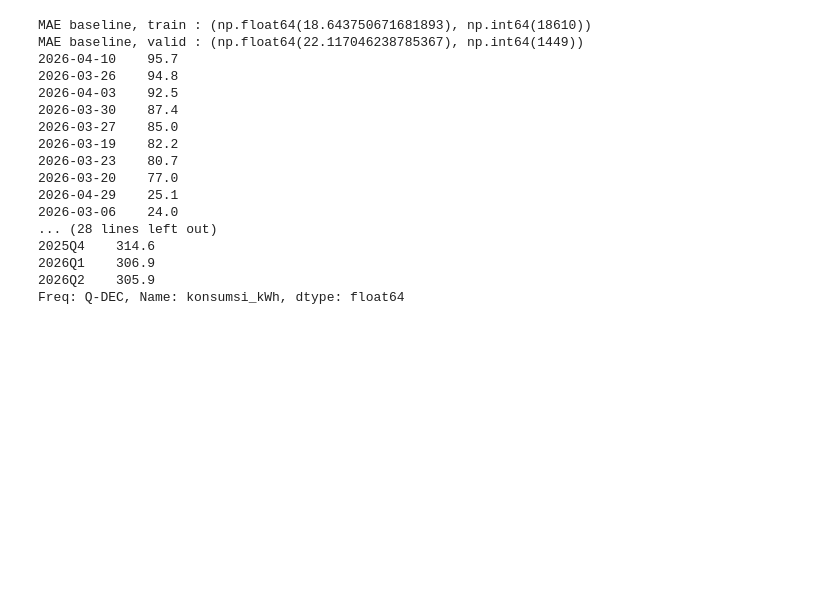
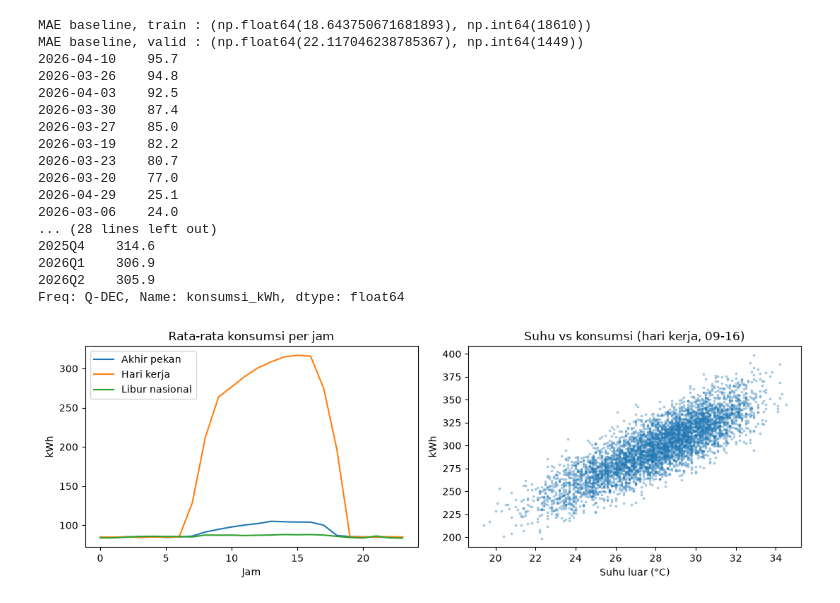
Before and after one commit to Danlions/Building_Energy_Consumption, a Jupyter notebook: notebooks/01_eda.ipynb, the cells around one changed output. Drawn from its saved outputs; the diff is of its cells as text; code cells hidden in the pictures; blank space fills up the shorter version.

```diff
--- a/notebooks/01_eda.ipynb
+++ b/notebooks/01_eda.ipynb
@@ -326,3 +326,33 @@ MAE baseline, valid : (np.float64(22.117046238785367), np.int64(1449))
 2026Q1    306.9
 2026Q2    305.9
 Freq: Q-DEC, Name: konsumsi_kWh, dtype: float64
+# %%
+import pandas as pd
+import matplotlib.pyplot as plt
+
+d = pd.read_csv("../data/clean.csv", parse_dates=["waktu"], index_col="waktu")
+v = d[d["target_valid"]].copy()
+v["jam"] = v.index.hour
+v["tipe"] = "Hari kerja"
+v.loc[v.index.dayofweek >= 5, "tipe"] = "Akhir pekan"
+v.loc[v["hari_libur"] == 1, "tipe"] = "Libur nasional"
+
+fig, ax = plt.subplots(1, 2, figsize=(11, 3.8))
+
+# kiri: profil per jam menurut tipe hari
+for t, g in v.groupby("tipe"):
+    g.groupby("jam")["konsumsi_kWh"].mean().plot(ax=ax[0], label=t)
+ax[0].set_title("Rata-rata konsumsi per jam")
+ax[0].set_xlabel("Jam"); ax[0].set_ylabel("kWh"); ax[0].legend()
+
+# kanan: suhu vs konsumsi (hari kerja, pukul 09-16)
+w = v[(v["tipe"] == "Hari kerja") & v["jam"].between(9, 16)]
+ax[1].scatter(w["suhu_luar_C"], w["konsumsi_kWh"], s=3, alpha=0.3)
+ax[1].set_title("Suhu vs konsumsi (hari kerja, 09-16)")
+ax[1].set_xlabel("Suhu luar (°C)"); ax[1].set_ylabel("kWh")
+
+plt.tight_layout()
+plt.savefig("../artifacts/eda_profil_suhu.png", dpi=150, bbox_inches="tight")
+plt.show()
+# %% [output]
+[figure, added]
```
Also changed, not shown: parts of 2 cells of this notebook, 1 other file.
